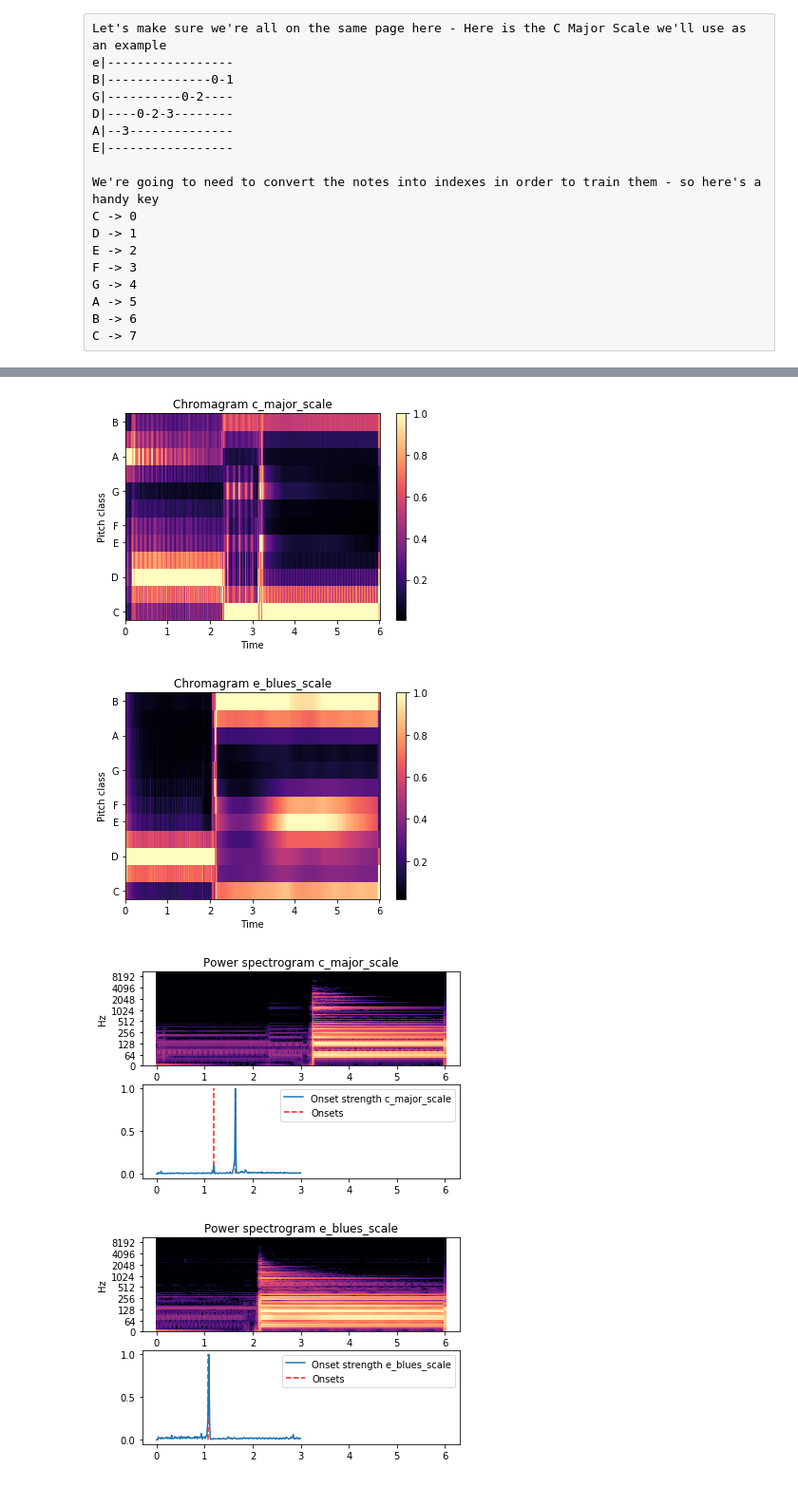
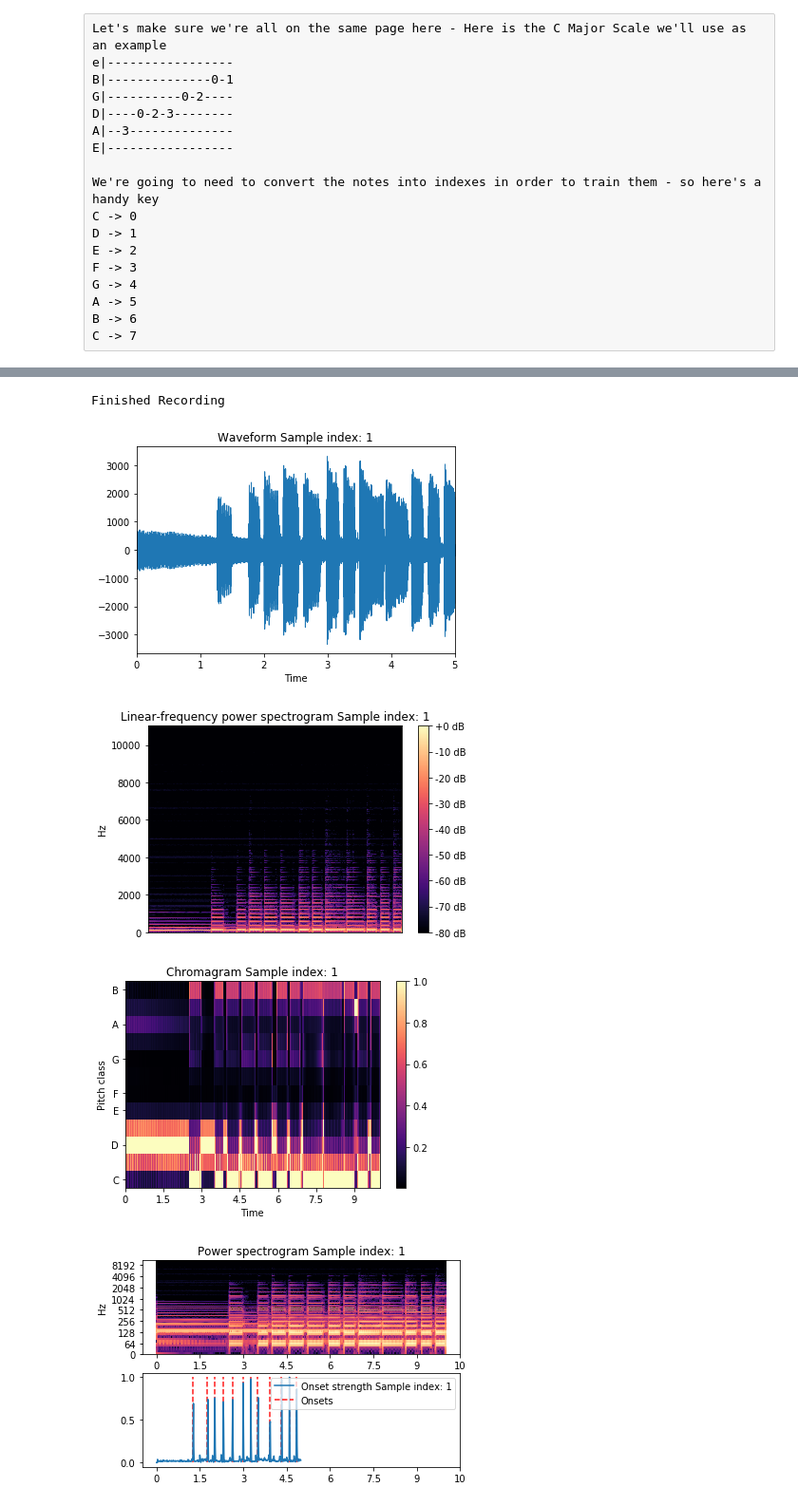
Before and after one commit to RaymondKlass/raspberry_pi_tuner, a Jupyter notebook: jupyter/PyAudio Experiment-Auto-Onset-Detection.ipynb, the cells around one changed output, grey strips where cells are left out. Shown at 95% size. Drawn from its saved outputs; the diff is of its cells as text; code cells hidden in the pictures.

```diff
--- a/jupyter/PyAudio Experiment-Auto-Onset-Detection.ipynb
+++ b/jupyter/PyAudio Experiment-Auto-Onset-Detection.ipynb
@@ -186,38 +215,28 @@ for sample, title in audio_samples:
-# %%
-# Explore Chroma SFTP features
-
-for sample, title in audio_samples:
-    y, sr = sample.asList.astype(float), 44100
-    chroma = librosa.feature.chroma_stft(y=y, sr=sr)
-    librosa.display.specshow(chroma, y_axis='chroma', x_axis='time')
-    plt.colorbar()
-    plt.title("Chromagram {}".format(title))
-    plt.show()
-# %% [output]
-[figure, removed]
-[figure, removed]
-# %%
-# let's play around with onset detection
-for sample, title in audio_samples:
-    y, sr = sample.asList.astype(float), 44100
-
-    o_env = librosa.onset.onset_strength(y, sr=sr)
-    times = librosa.frames_to_time(np.arange(len(o_env)), sr=sr)
-    onset_frames = librosa.onset.onset_detect(onset_envelope=o_env, sr=sr)
-
-    D = librosa.stft(y)
-    plt.figure()
-    ax1 = plt.subplot(2, 1, 1)
-    librosa.display.specshow(librosa.amplitude_to_db(D, ref=np.max),
-                              x_axis='time', y_axis='log')
-    plt.title("Power spectrogram {}".format(title))
-    plt.subplot(2, 1, 2, sharex=ax1)
-    plt.plot(times, o_env, label="Onset strength {}".format(title))
-    plt.vlines(times[onset_frames], 0, o_env.max(), color='r', alpha=0.9,
-               linestyle='--', label='Onsets')
-    plt.axis('tight')
-    plt.legend(frameon=True, framealpha=0.75)
-    plt.show()
-# %% [output]
-[figure, removed]
-[figure, removed]
+# %%
+"""
+    Let's try out the new training method here - we're going to record 2 notes C and D
+"""
+
+gi = GuitarInterface()
+rec = GuitarSampleRecorder(gi)
+rec.capture_samples(['C', 'C', 'C', 'D', 'D', 'D'])
+# %% [output]
+Finished Recording
+# %%
+# Add indexes of samples that you would like to see
+show_sample_indexes=[1,4]
+
+for sample in show_sample_indexes:
+    show_sample(sample, rec)
+
+def show_sample(index, rec):
+    title="Sample index: {}".format(index)
+    rec.annotated_samples[index].sound_sample.show_waveform(title)
+    rec.annotated_samples[index].sound_sample.show_spectrum_plot(title)
+    rec.annotated_samples[index].sound_sample.show_chroma_sftp_features(title)
+    rec.annotated_samples[index].sound_sample.show_onset_detection(title)
+# %% [output]
+[figure, added]
+[figure, added]
+[figure, added]
+[figure, added]
```
Also changed, not shown: parts of 9 cells of this notebook.
